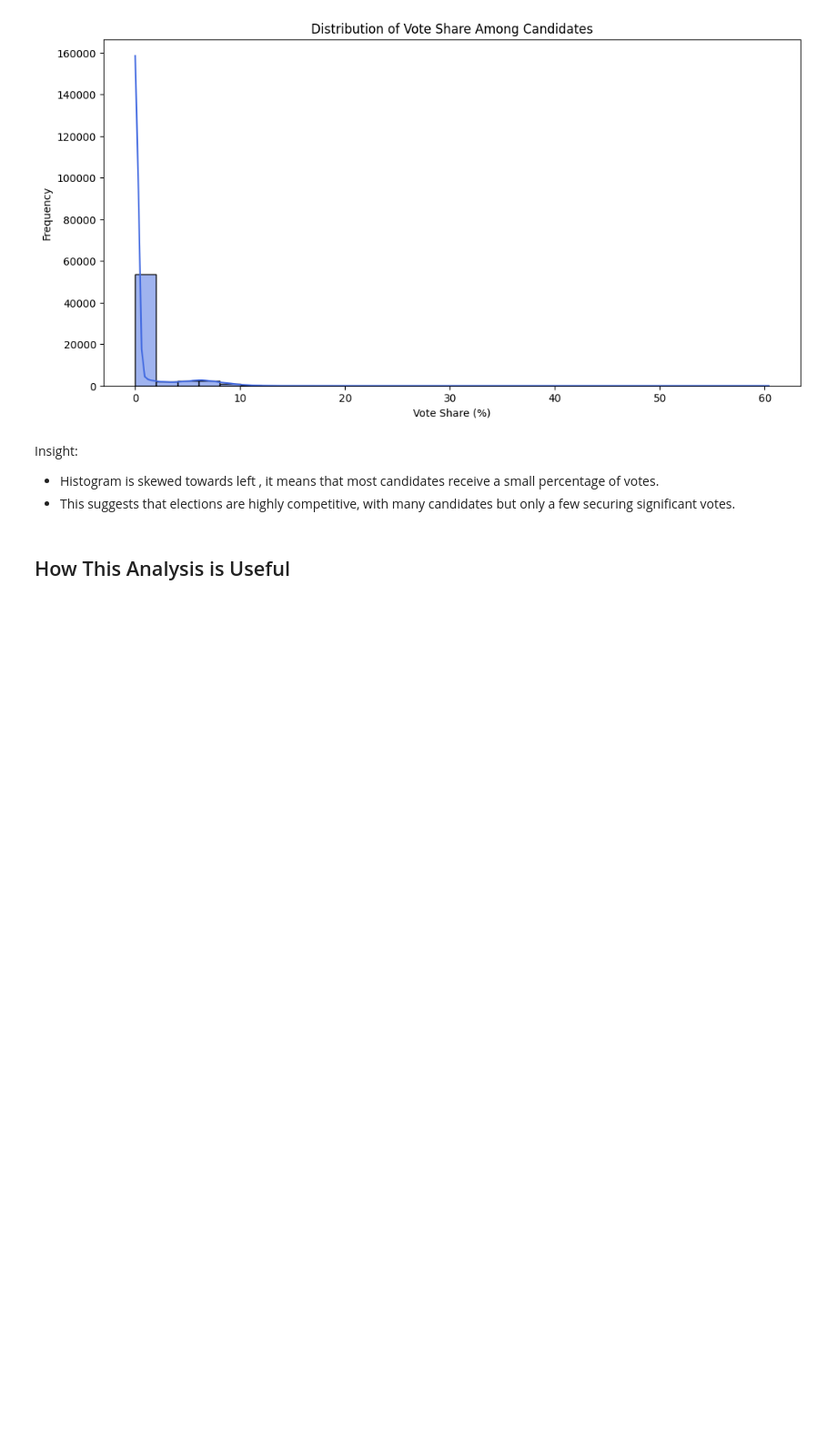
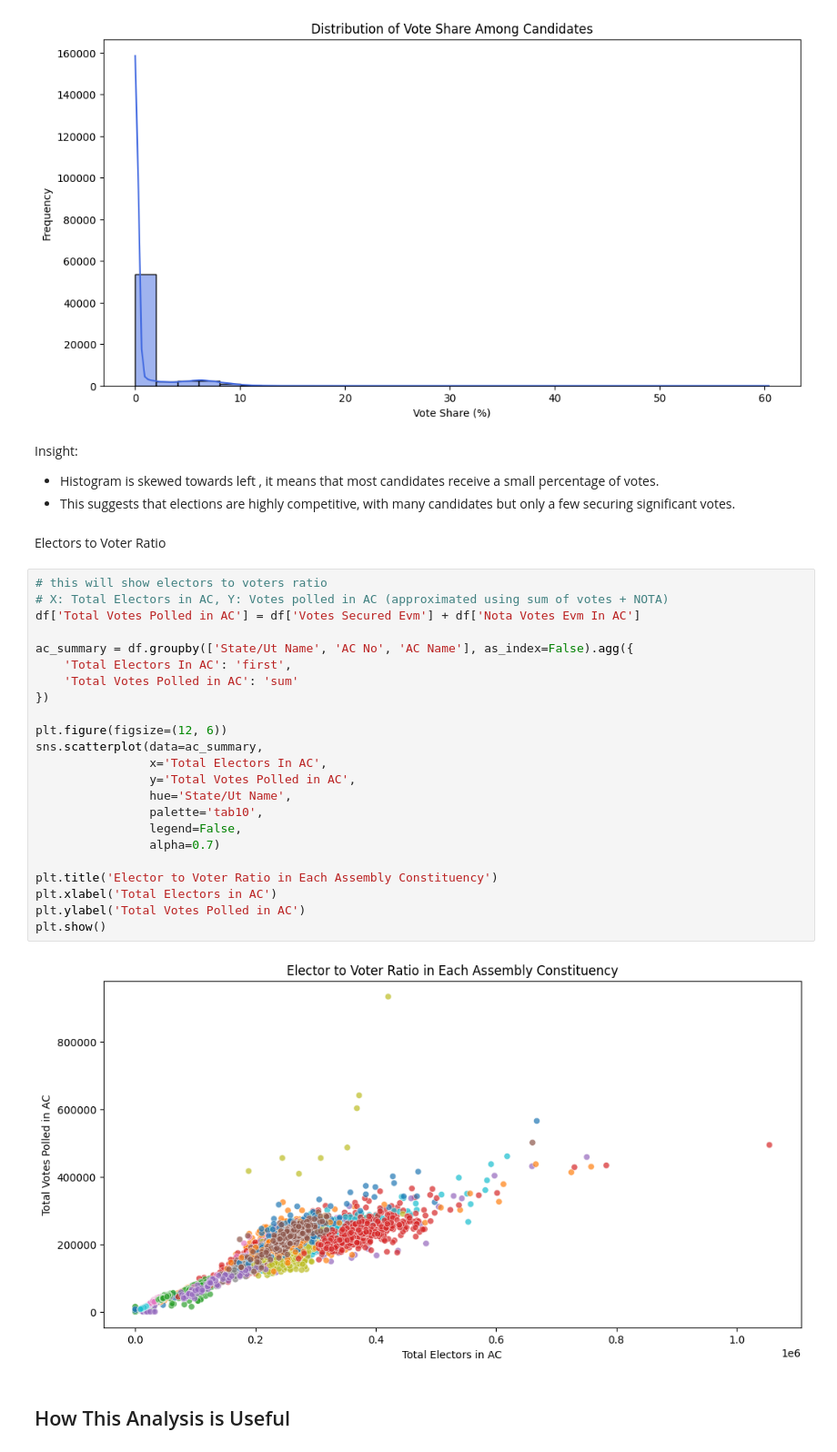
Before and after one commit to Anamikaghosh18/PythonDataAnalysis, a Jupyter notebook: EDA.ipynb, the cells around one changed output. Shown at 91% size. Saved outputs shown, nothing was run; the diff lists cells and outputs as text; blank space fills up the shorter version.

Commit message:
added new formulas for good visualization

```diff
--- a/EDA.ipynb
+++ b/EDA.ipynb
@@ -371,6 +368,33 @@ plt.show()
 Insight:
 - Histogram is skewed towards left , it means that most candidates receive a small percentage of votes.
 - This suggests that elections are highly competitive, with many candidates but only a few securing significant votes.
+# %% [markdown]
+Electors to Voter Ratio
+# %%
+# this will show electors to voters ratio
+# X: Total Electors in AC, Y: Votes polled in AC (approximated using sum of votes + NOTA)
+df['Total Votes Polled in AC'] = df['Votes Secured Evm'] + df['Nota Votes Evm In AC']
+
+ac_summary = df.groupby(['State/Ut Name', 'AC No', 'AC Name'], as_index=False).agg({
+    'Total Electors In AC': 'first',
+    'Total Votes Polled in AC': 'sum'
+})
+
+plt.figure(figsize=(12, 6))
+sns.scatterplot(data=ac_summary,
+                x='Total Electors In AC',
+                y='Total Votes Polled in AC',
+                hue='State/Ut Name',
+                palette='tab10',
+                legend=False,
+                alpha=0.7)
+
+plt.title('Elector to Voter Ratio in Each Assembly Constituency')
+plt.xlabel('Total Electors in AC')
+plt.ylabel('Total Votes Polled in AC')
+plt.show()
+# %% [output]
+[figure, added]
 # %% [markdown]
 ## How This Analysis is Useful
 # %% [markdown]
```
Also changed, not shown: parts of 1 cell of this notebook, 4 other files.
